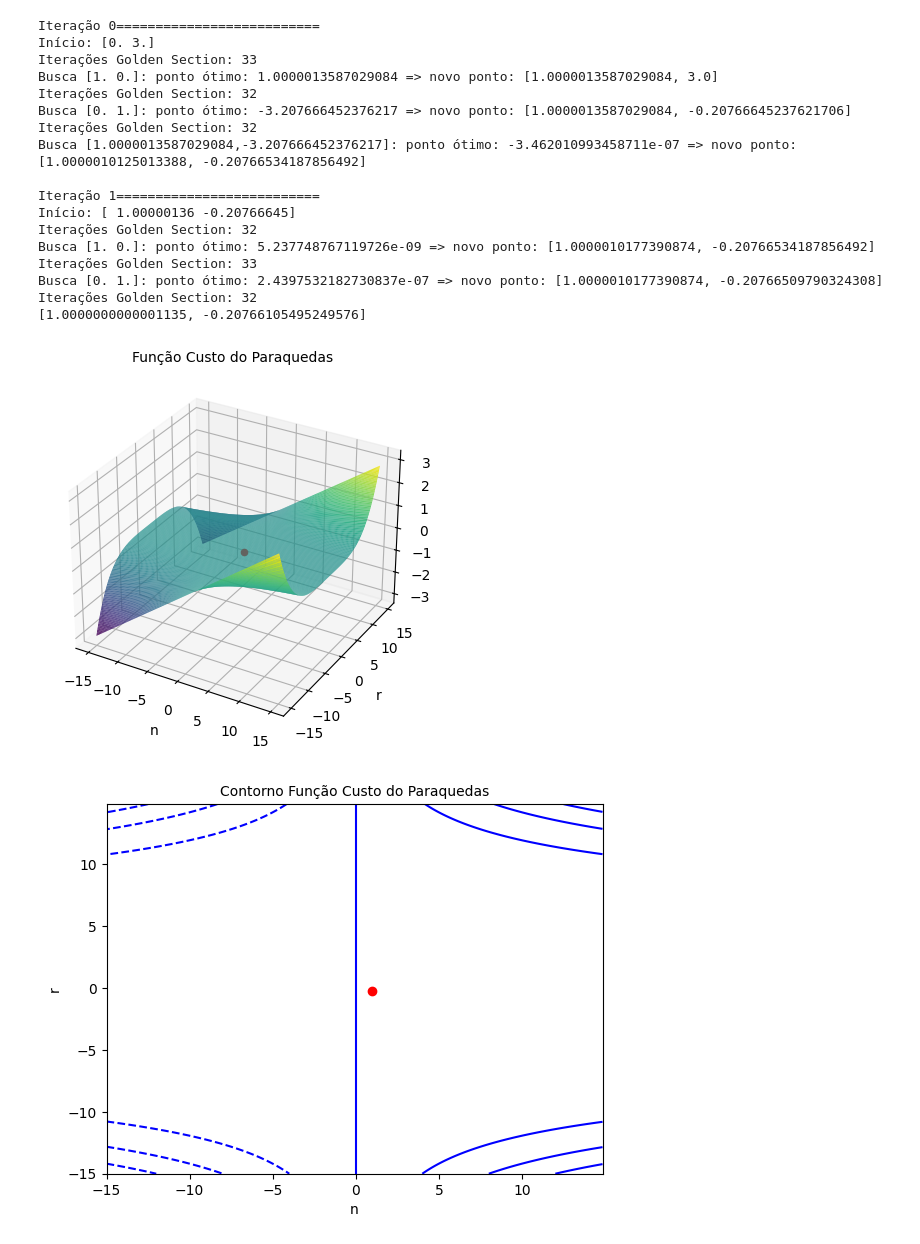
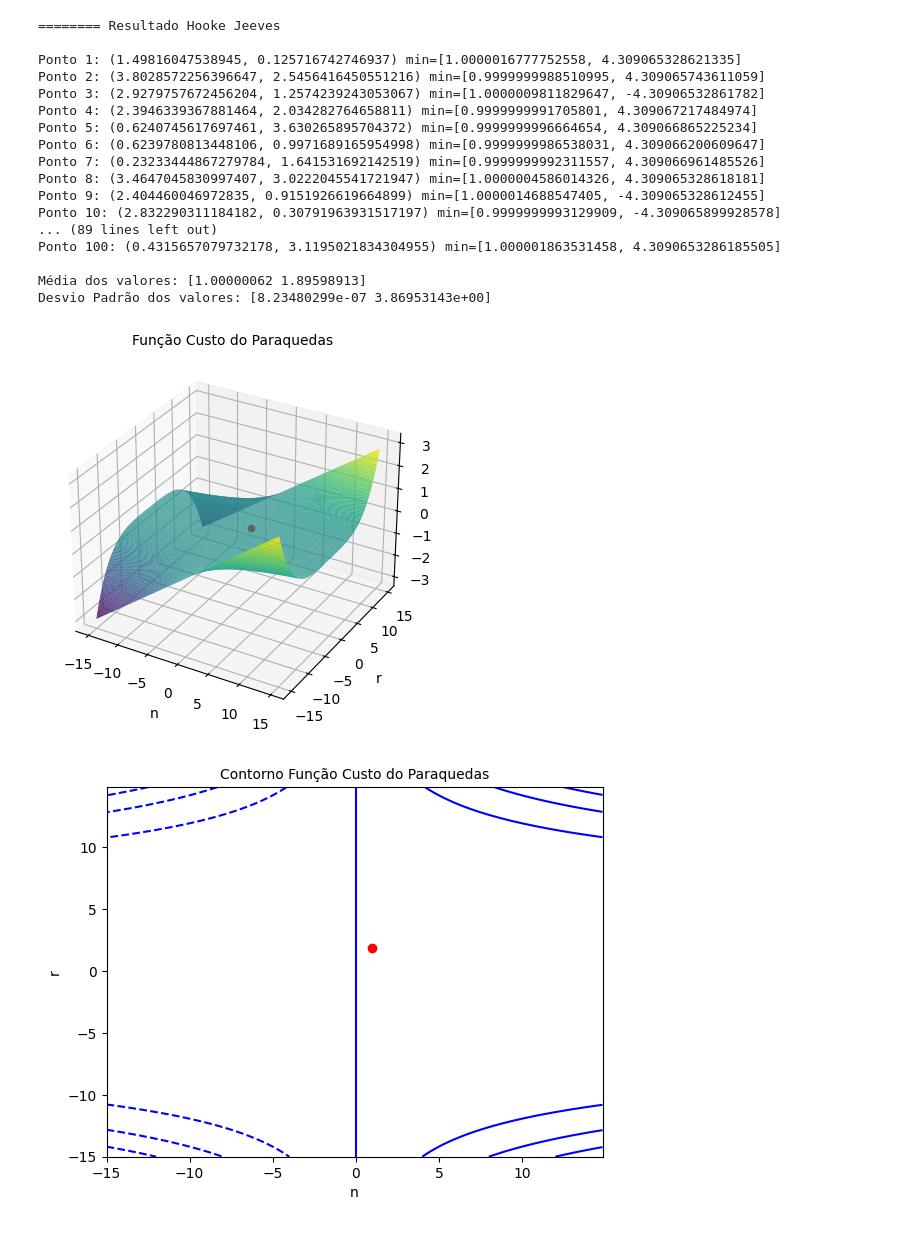
Before and after one commit to victorluis22/trabalho-metodos-otimizacao, a Jupyter notebook: hookeJeeves.ipynb, the cells around one changed output. Cells and saved outputs as stored; diff of their text form; code cells hidden in the pictures.

Commit message:
terminando lógica total em hooke jeeves

```diff
--- a/hookeJeeves.ipynb
+++ b/hookeJeeves.ipynb
@@ -120,70 +137,90 @@ def hookeJeeves(valorInicial, constantes, dimensao):
     time = 0
     novoPonto = np.array([0.0, 0.0])
     pontoInicial = np.copy([n, r])
+    tamanhoIntervalo = 10
 
     while time < timeout:
 
-        print(f'\nIteração {time}==========================')
-        print(f'Início: {pontoInicial}')
+        # print(f'\nIteração {time}==========================')
+        # print(f'Início: {pontoInicial}')
 
         for k in range(dimensao):
             d1, d2 = d[k][0], d[k][1]
 
-            intervalo = [-10.0 + n if k == 0 else -10.0 + r, 10.0 + n if k == 1 else 10.0 + r]
+            intervalo = [-tamanhoIntervalo + n if k == 0 else -tamanhoIntervalo + r, tamanhoIntervalo + n if k == 1 else tamanhoIntervalo + r]
 
             lmbda = goldenSectionSearch(intervalo, constantes, [n, r], [d1, d2])
 
             n, r = n + lmbda * d1, r + lmbda * d2
 
-            print(f'Busca {d[k]}: ponto ótimo: {lmbda} => novo ponto: [{n}, {r}]')
+            # print(f'Busca {d[k]}: ponto ótimo: {lmbda} => novo ponto: [{n}, {r}]')
 
         novoPonto = np.array([n, r])
 
         direcaoPrincip = novoPonto - pontoInicial
 
         d1, d2 = direcaoPrincip[0], direcaoPrincip[1]
 
-        intervalo = [-10.0 + n , 10.0 + r]
+        intervalo = [-tamanhoIntervalo + n , tamanhoIntervalo + r]
         lmbda = goldenSectionSearch(intervalo, constantes, [n, r], [d1, d2])
 
         n, r = n + lmbda * d1, r + lmbda * d2
 
         if LA.norm([n, r] - pontoInicial) < e:
             break
 
-        print(f'Busca [{d1},{d2}]: ponto ótimo: {lmbda} => novo ponto: [{n}, {r}]')
+        # print(f'Busca [{d1},{d2}]: ponto ótimo: {lmbda} => novo ponto: [{n}, {r}]')
 
         pontoInicial = novoPonto
 
         time += 1
 
     return [n, r]
 
-valorInicial = np.array([0, 3.0])
-constantes = [1.0, 1.0, 1.0]
-min = hookeJeeves(valorInicial, constantes, 2)
+semente = 42
+np.random.seed(semente)
 
-print(min)
+qtdPontos = 100
+X = np.random.uniform(0, 4, qtdPontos)
+Y = np.random.uniform(0, 4, qtdPontos)
 
-plot3D(min, constantes, 15)
-plotContour(min, constantes, 15)
+points = list(zip(X, Y))
+
+minimos = []
+constantes = [1.0, 2.0, 1.0]
+
+print(f'======== Resultado Hooke Jeeves\n')
+for i, (x, y) in enumerate(points, start=1):
+    min = hookeJeeves([x, y], constantes, 2)
+    print(f'Ponto {i}: ({x}, {y}) min={min}')
+    minimos.append(min)
+
+minimos = np.array(minimos)
+media = np.array([np.mean(minimos[:, 0]), np.mean(minimos[:, 1])])
+desvioPadrao = np.array([np.std(minimos[:, 0]), np.std(minimos[:, 1])])
+
+print(f'\nMédia dos valores: {media}')
+print(f'Desvio Padrão dos valores: {desvioPadrao}')
+
+plot3D(media, constantes, 15)
+plotContour(media, constantes, 15)
 # %% [output]
-Iteração 0==========================
-Início: [0. 3.]
-Iterações Golden Section: 33
-Busca [1. 0.]: ponto ótimo: 1.0000013587029084 => novo ponto: [1.0000013587029084, 3.0]
-Iterações Golden Section: 32
-Busca [0. 1.]: ponto ótimo: -3.207666452376217 => novo ponto: [1.0000013587029084, -0.20766645237621706]
-Iterações Golden Section: 32
-Busca [1.0000013587029084,-3.207666452376217]: ponto ótimo: -3.462010993458711e-07 => novo ponto: [1.0000010125013388, -0.20766534187856492]
+======== Resultado Hooke Jeeves
 
-Iteração 1==========================
-Início: [ 1.00000136 -0.20766645]
-Iterações Golden Section: 32
-Busca [1. 0.]: ponto ótimo: 5.237748767119726e-09 => novo ponto: [1.0000010177390874, -0.20766534187856492]
-Iterações Golden Section: 33
-Busca [0. 1.]: ponto ótimo: 2.4397532182730837e-07 => novo ponto: [1.0000010177390874, -0.20766509790324308]
-Iterações Golden Section: 32
-[1.0000000000001135, -0.20766105495249576]
+Ponto 1: (1.49816047538945, 0.125716742746937) min=[1.0000016777752558, 4.309065328621335]
+Ponto 2: (3.8028572256396647, 2.5456416450551216) min=[0.9999999988510995, 4.309065743611059]
+Ponto 3: (2.9279757672456204, 1.2574239243053067) min=[1.0000009811829647, -4.30906532861782]
+Ponto 4: (2.3946339367881464, 2.034282764658811) min=[0.9999999991705801, 4.309067217484974]
+Ponto 5: (0.6240745617697461, 3.630265895704372) min=[0.9999999996664654, 4.309066865225234]
+Ponto 6: (0.6239780813448106, 0.9971689165954998) min=[0.9999999986538031, 4.309066200609647]
+Ponto 7: (0.23233444867279784, 1.641531692142519) min=[0.9999999992311557, 4.309066961485526]
+Ponto 8: (3.4647045830997407, 3.0222045541721947) min=[1.0000004586014326, 4.309065328618181]
+Ponto 9: (2.404460046972835, 0.9151926619664899) min=[1.0000014688547405, -4.309065328612455]
+Ponto 10: (2.832290311184182, 0.30791963931517197) min=[0.9999999993129909, -4.309065899928578]
+... (89 lines left out)
+Ponto 100: (0.4315657079732178, 3.1195021834304955) min=[1.000001863531458, 4.3090653286185505]
+
+Média dos valores: [1.00000062 1.89598913]
+Desvio Padrão dos valores: [8.23480299e-07 3.86953143e+00]
-[figure, old version]
+[figure, new version]
-[figure, old version]
+[figure, new version]
```
Also changed, not shown: parts of 1 cell of this notebook, 2 other files.
